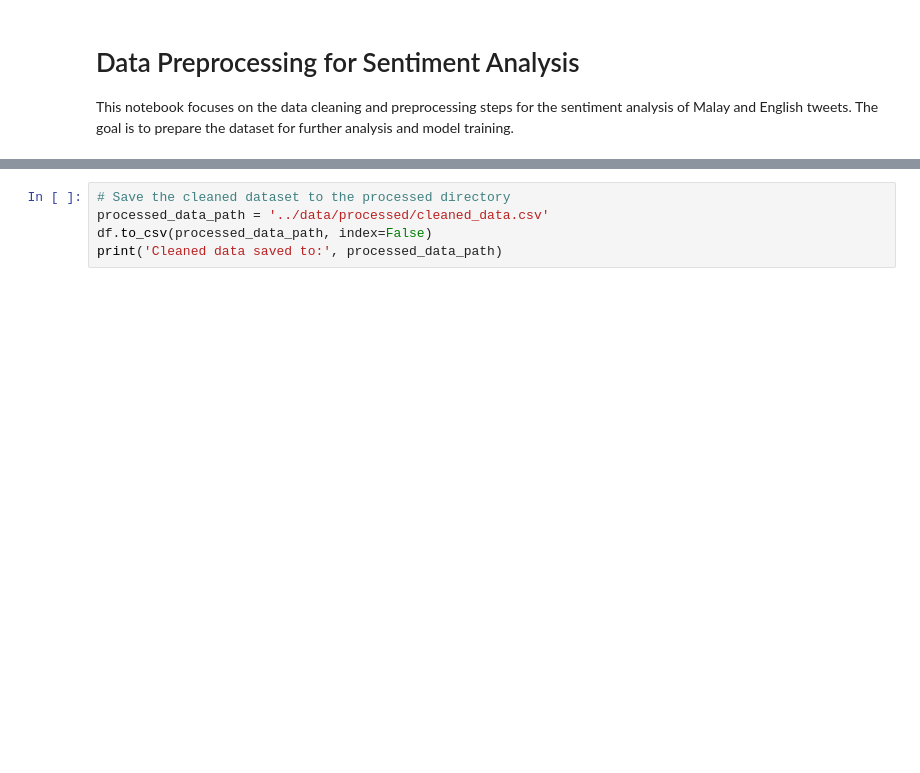
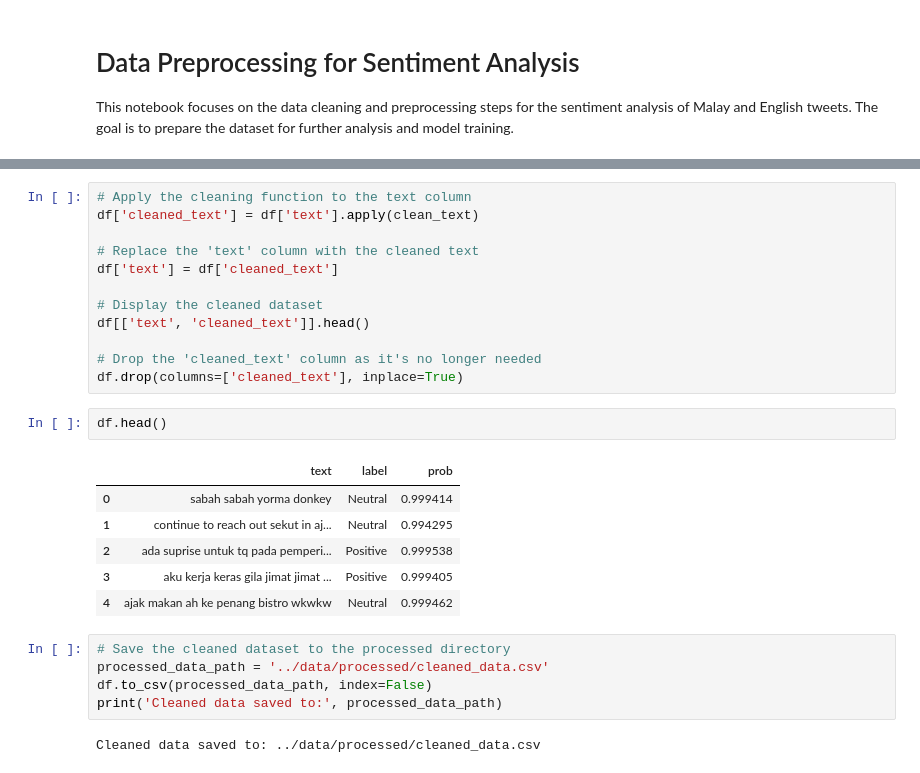
Before and after one commit to AimanIskndr/sentiment-analysis-malay-english, a Jupyter notebook: notebooks/preprocessing.ipynb, the cells around one changed output, grey strips where cells are left out. Cells and saved outputs as stored; diff of their text form; blank space fills up the shorter version.

Commit message:
preprocessed data

```diff
--- a/notebooks/preprocessing.ipynb
+++ b/notebooks/preprocessing.ipynb
@@ -34,5 +57,28 @@ df[['text', 'cleaned_text']].head()
+# %%
+# Apply the cleaning function to the text column
+df['cleaned_text'] = df['text'].apply(clean_text)
+
+# Replace the 'text' column with the cleaned text
+df['text'] = df['cleaned_text']
+
+# Display the cleaned dataset
+df[['text', 'cleaned_text']].head()
+
+# Drop the 'cleaned_text' column as it's no longer needed
+df.drop(columns=['cleaned_text'], inplace=True)
+# %%
+df.head()
+# %% [output]
+|  | text | label | prob |
+| 0 | sabah sabah yorma donkey | Neutral | 0.999414 |
+| 1 | continue to reach out sekut in aj... | Neutral | 0.994295 |
+| 2 | ada suprise untuk tq pada pemperi... | Positive | 0.999538 |
+| 3 | aku kerja keras gila jimat jimat ... | Positive | 0.999405 |
+| 4 | ajak makan ah ke penang bistro wkwkw | Neutral | 0.999462 |
 # %%
 # Save the cleaned dataset to the processed directory
 processed_data_path = '../data/processed/cleaned_data.csv'
 df.to_csv(processed_data_path, index=False)
 print('Cleaned data saved to:', processed_data_path)
+# %% [output]
+Cleaned data saved to: ../data/processed/cleaned_data.csv
```
Also changed, not shown: parts of 3 cells of this notebook, 3 other files.
